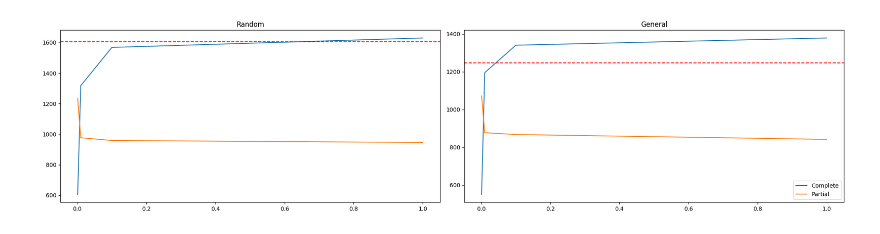
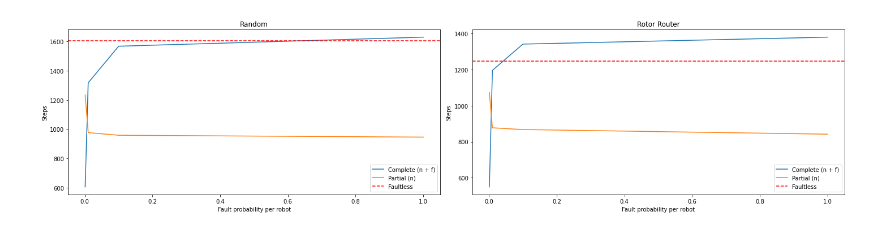
Before and after one commit to pukanszkypeter/fault-tolerant-dispersion, a Jupyter notebook: data/diagrams.ipynb, the cells around one changed output. Cells and saved outputs as stored; diff of their text form; code cells hidden in the pictures.

```diff
--- a/data/diagrams.ipynb
+++ b/data/diagrams.ipynb
@@ -7,33 +7,38 @@ results = pd.read_csv("./results.csv")
 faultless = results[results["probability"].isna()]
 faulty = results[results["probability"].notna()]
 # %%
+# GENERAL
 general_rw_fl = faultless[faultless["algorithm_type"] == "RANDOM"]["steps"].mean()
 general_rw_fy_c = faulty[(faulty["algorithm_type"] == "RANDOM") & (faulty["nodes"] < faulty["robots"])].groupby("probability")["steps"].mean()
 general_rw_fy_p = faulty[(faulty["algorithm_type"] == "RANDOM") & (faulty["nodes"] >= faulty["robots"])].groupby("probability")["steps"].mean()
 
 general_rr_fl = faultless[faultless["algorithm_type"] == "ROTOR_ROUTER"]["steps"].mean()
 general_rr_fy_c = faulty[(faulty["algorithm_type"] == "ROTOR_ROUTER") & (faulty["nodes"] < faulty["robots"])].groupby("probability")["steps"].mean()
 general_rr_fy_p = faulty[(faulty["algorithm_type"] == "ROTOR_ROUTER") & (faulty["nodes"] >= faulty["robots"])].groupby("probability")["steps"].mean()
 
 # create a grid of plots
 fig, axs = plt.subplots(nrows=1, ncols=2, figsize=(20, 5))
 
 # plot the data for the first chart
-axs[0].plot(general_rw_fy_c.index, general_rw_fy_c.values, label = "Complete")
-axs[0].plot(general_rw_fy_p.index, general_rw_fy_p.values, label = "Partial")
-axs[0].axhline(y = general_rw_fl, color="r", linestyle="--")
+axs[0].plot(general_rw_fy_c.index, general_rw_fy_c.values, label = "Complete (n + f)")
+axs[0].plot(general_rw_fy_p.index, general_rw_fy_p.values, label = "Partial (n)")
+axs[0].axhline(y = general_rw_fl, color="r", linestyle="--", label = "Faultless")
+axs[0].set_xlabel("Fault probability per robot")
+axs[0].set_ylabel("Steps")
 axs[0].set_title('Random')
+axs[0].legend()
 
 # plot the data for the second chart
-axs[1].plot(general_rr_fy_c.index, general_rr_fy_c.values, label = "Complete")
-axs[1].plot(general_rr_fy_p.index, general_rr_fy_p.values, label = "Partial")
-axs[1].axhline(y = general_rr_fl, color="r", linestyle="--")
+axs[1].plot(general_rr_fy_c.index, general_rr_fy_c.values, label = "Complete (n + f)")
+axs[1].plot(general_rr_fy_p.index, general_rr_fy_p.values, label = "Partial (n)")
+axs[1].axhline(y = general_rr_fl, color="r", linestyle="--", label = "Faultless")
+axs[1].set_xlabel("Fault probability per robot")
+axs[1].set_ylabel("Steps")
 axs[1].set_title('Rotor Router')
+axs[1].legend()
 
 # show the chart
-plt.title("General")
-plt.legend()
 plt.tight_layout()
 plt.show()
 # %% [output]
-[figure, old version]
+[figure, new version]
```
Also changed, not shown: parts of 21 cells of this notebook, 3 other files.
